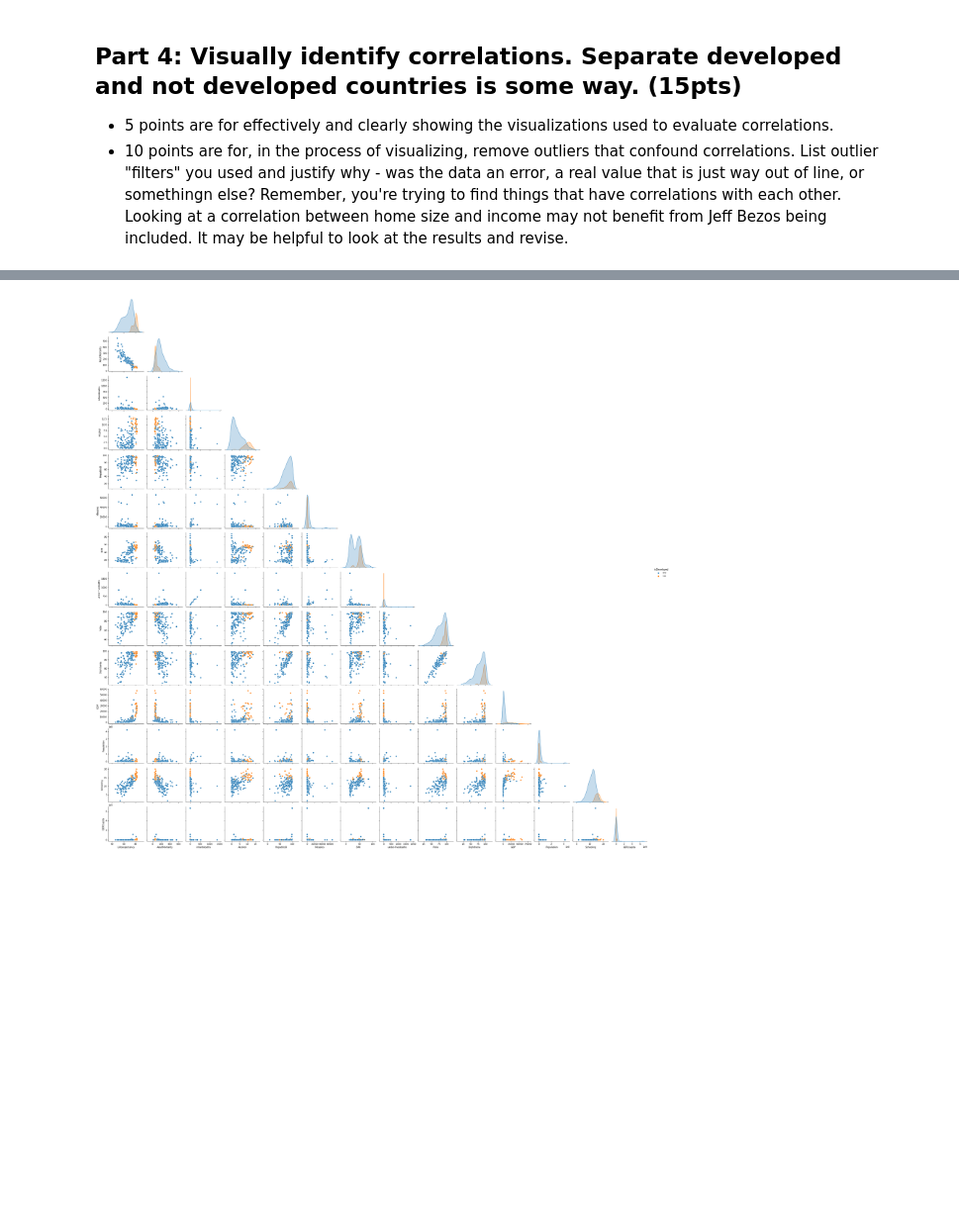
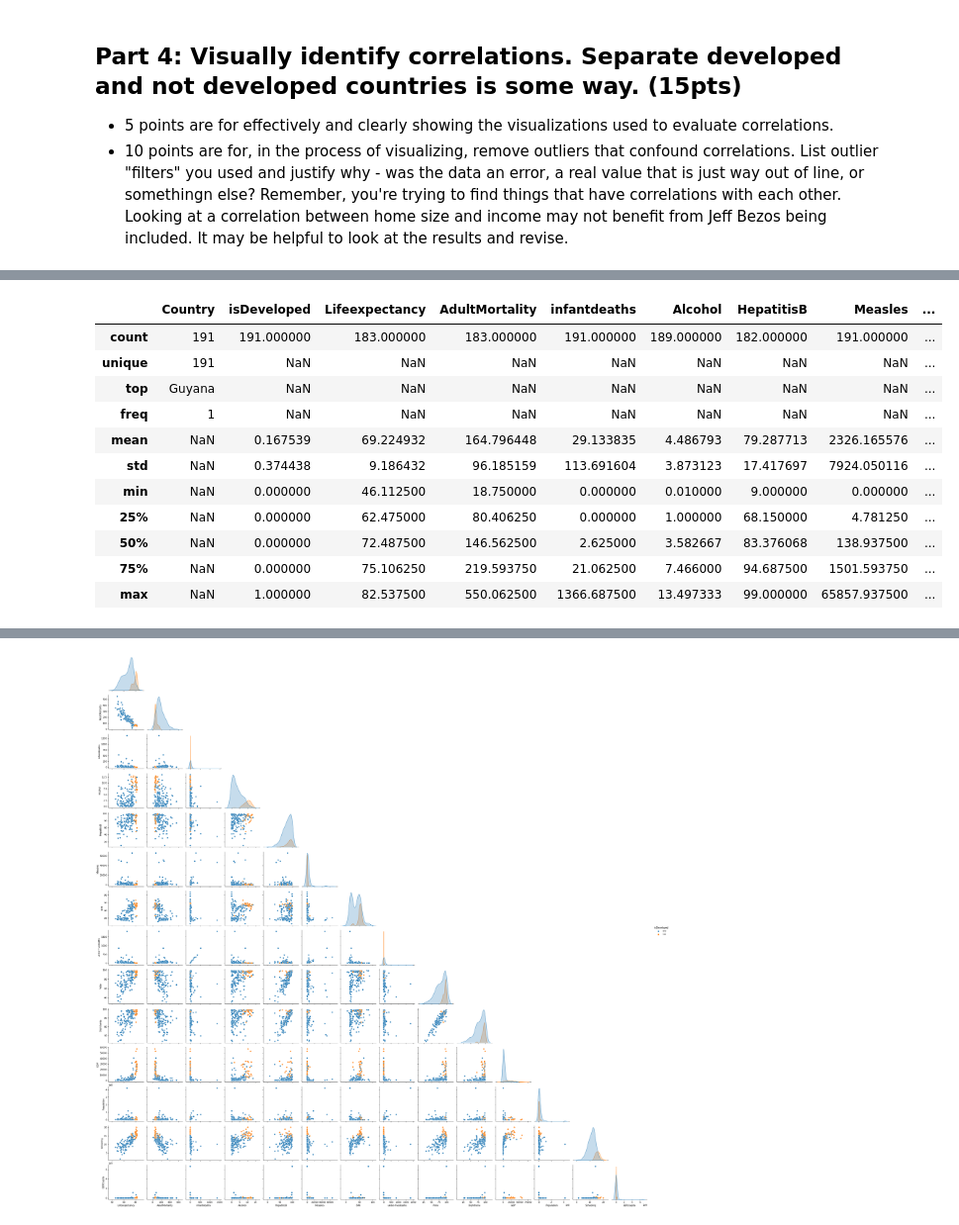
Before and after one commit to JohnHare7/3450_Asn2_Students, a Jupyter notebook: asn2Workbook.ipynb, the cells around one changed output, grey strips where cells are left out. Shown at 99% size. Cells and saved outputs as stored; diff of their text form; code cells hidden in the pictures; blank space fills up the shorter version.

```diff
--- a/asn2Workbook.ipynb
+++ b/asn2Workbook.ipynb
@@ -222,0 +225,15 @@ I would say this distribution would be considered accurate.
+# %%
+dfLE.describe(include='all')
+# %% [output]
+|  | Country | isDeveloped | Lifeexpectancy | AdultMortality | infantdeaths | Alcohol | HepatitisB | Measles | ... |
+| count | 191 | 191.000000 | 183.000000 | 183.000000 | 191.000000 | 189.000000 | 182.000000 | 191.000000 | ... |
+| unique | 191 | NaN | NaN | NaN | NaN | NaN | NaN | NaN | ... |
+| top | Guyana | NaN | NaN | NaN | NaN | NaN | NaN | NaN | ... |
+| freq | 1 | NaN | NaN | NaN | NaN | NaN | NaN | NaN | ... |
+| mean | NaN | 0.167539 | 69.224932 | 164.796448 | 29.133835 | 4.486793 | 79.287713 | 2326.165576 | ... |
+| std | NaN | 0.374438 | 9.186432 | 96.185159 | 113.691604 | 3.873123 | 17.417697 | 7924.050116 | ... |
+| min | NaN | 0.000000 | 46.112500 | 18.750000 | 0.000000 | 0.010000 | 9.000000 | 0.000000 | ... |
+| 25% | NaN | 0.000000 | 62.475000 | 80.406250 | 0.000000 | 1.000000 | 68.150000 | 4.781250 | ... |
+| 50% | NaN | 0.000000 | 72.487500 | 146.562500 | 2.625000 | 3.582667 | 83.376068 | 138.937500 | ... |
+| 75% | NaN | 0.000000 | 75.106250 | 219.593750 | 21.062500 | 7.466000 | 94.687500 | 1501.593750 | ... |
+| max | NaN | 1.000000 | 82.537500 | 550.062500 | 1366.687500 | 13.497333 | 99.000000 | 65857.937500 | ... |
```
Also changed, not shown: parts of 6 cells of this notebook.
